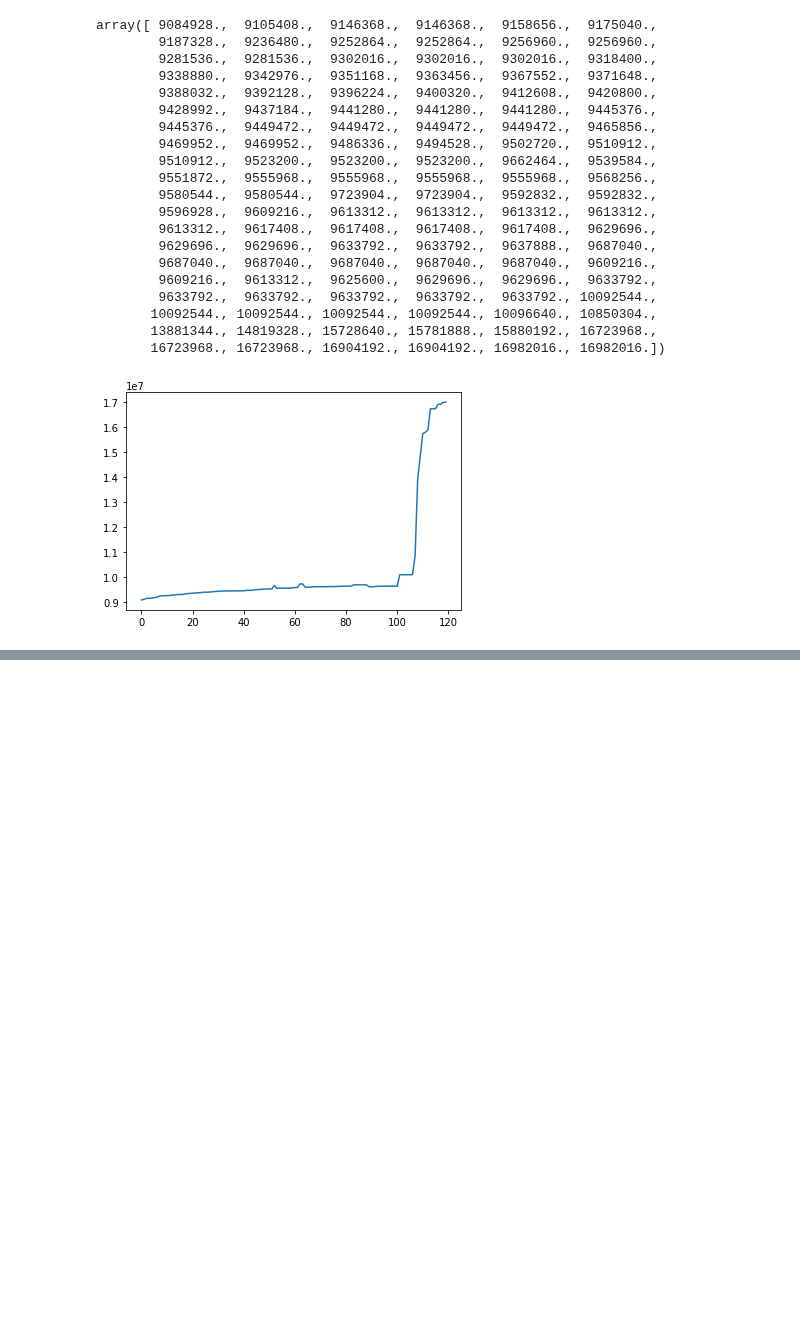
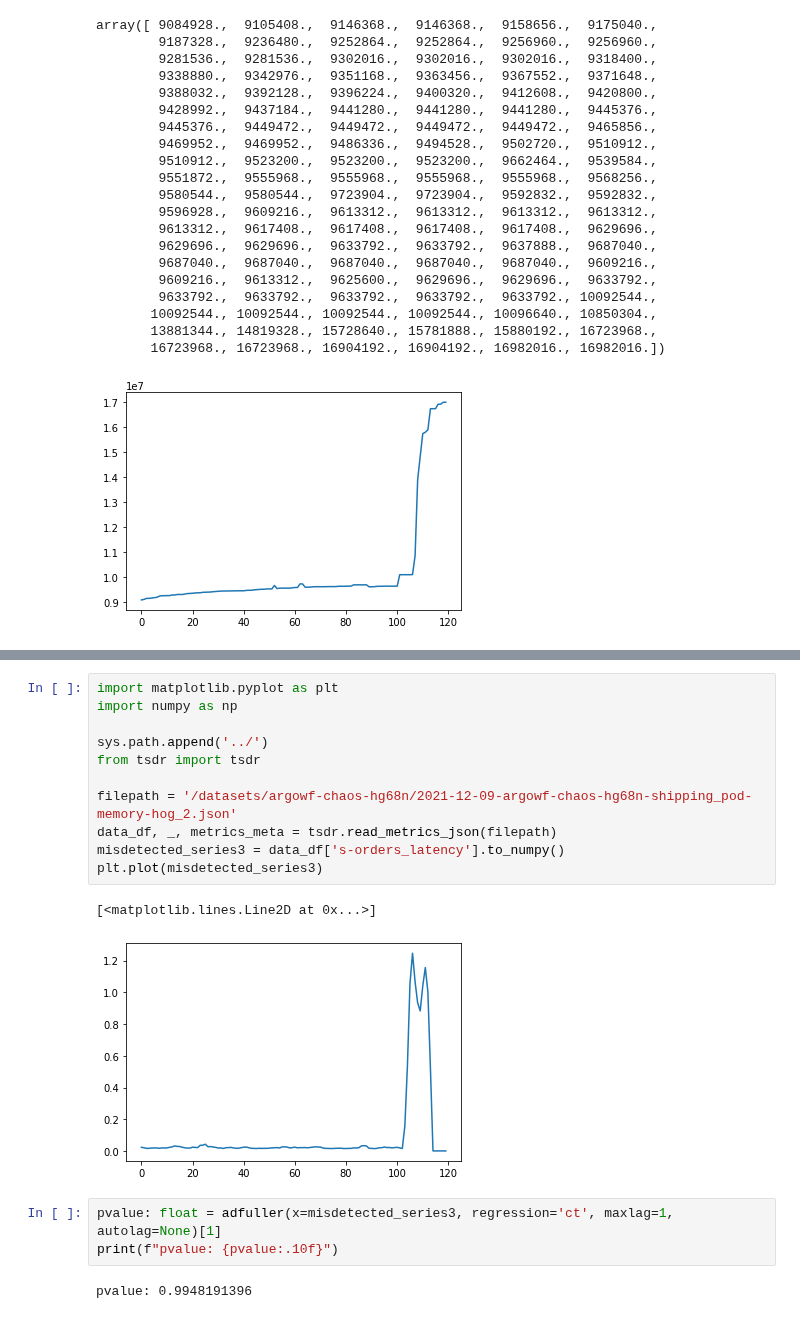
Before and after one commit to ai4sre/meltria-analyzer, a Jupyter notebook: notebooks/verify_adf_test.ipynb, the cells around one changed output, grey strips where cells are left out. Cells and saved outputs as stored; diff of their text form; blank space fills up the shorter version.

```diff
--- a/notebooks/verify_adf_test.ipynb
+++ b/notebooks/verify_adf_test.ipynb
@@ -378,0 +445,19 @@ array([ 9084928.,  9105408.,  9146368.,  9146368.,  9158656.,  9175040.,
+# %%
+import matplotlib.pyplot as plt
+import numpy as np
+
+sys.path.append('../')
+from tsdr import tsdr
+
+filepath = '/datasets/argowf-chaos-hg68n/2021-12-09-argowf-chaos-hg68n-shipping_pod-memory-hog_2.json'
+data_df, _, metrics_meta = tsdr.read_metrics_json(filepath)
+misdetected_series3 = data_df['s-orders_latency'].to_numpy()
+plt.plot(misdetected_series3)
+# %% [output]
+[<matplotlib.lines.Line2D at 0x...>]
+[figure, added]
+# %%
+pvalue: float = adfuller(x=misdetected_series3, regression='ct', maxlag=1, autolag=None)[1]
+print(f"pvalue: {pvalue:.10f}")
+# %% [output]
+pvalue: 0.9948191396
```
Also changed, not shown: parts of 7 cells of this notebook.
